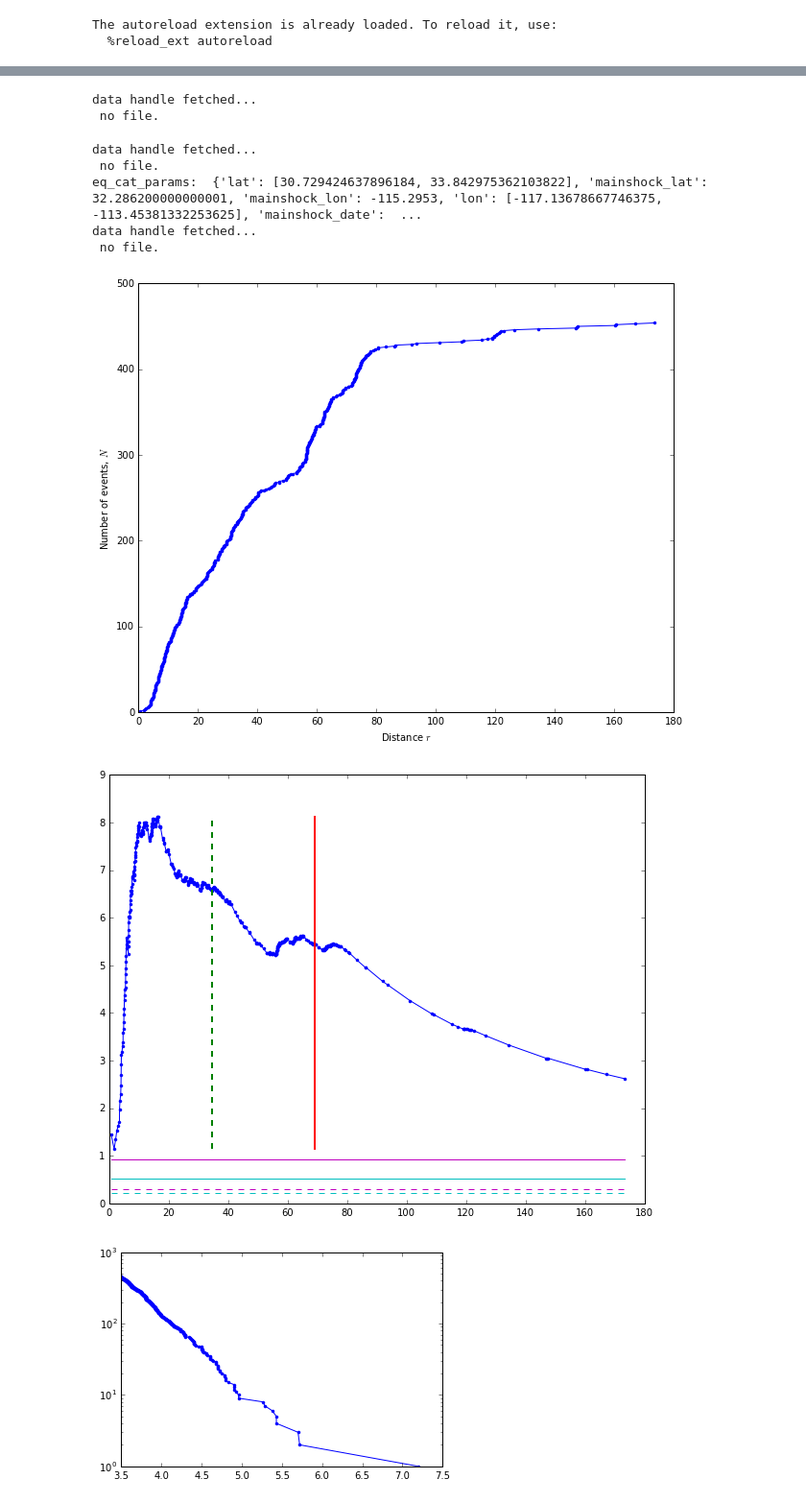
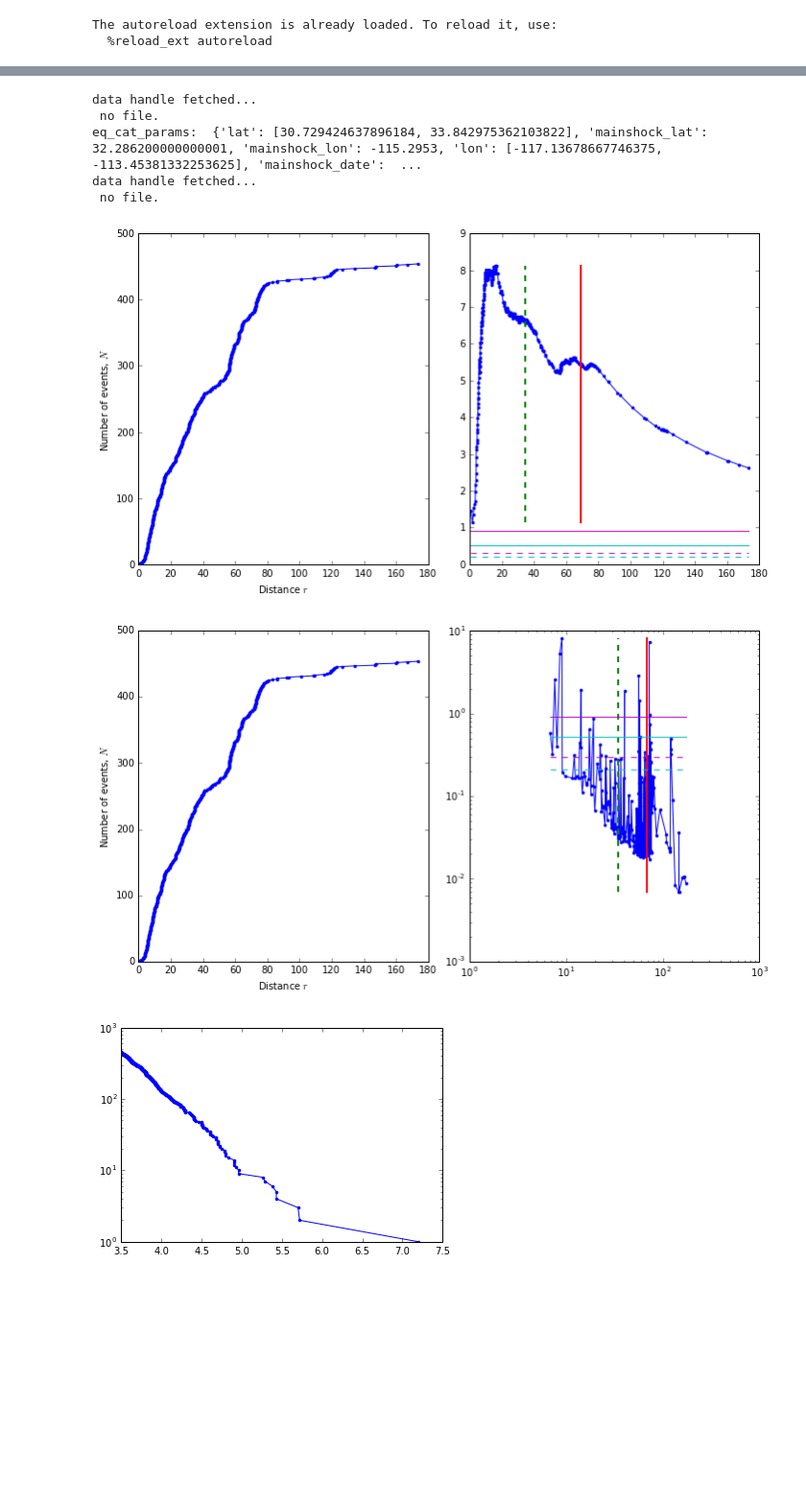
Before and after one commit to markyoder/globalETAS, a Jupyter notebook: etas_linear_density_figs.ipynb, the cells around one changed output, grey strips where cells are left out. Shown at 96% size. Cells and saved outputs as stored; diff of their text form; code cells hidden in the pictures; blank space fills up the shorter version.

```diff
--- a/etas_linear_density_figs.ipynb
+++ b/etas_linear_density_figs.ipynb
@@ -197,22 +312,16 @@ data handle fetched...
-# %%
-
-
-aa = atp.auto_cat_params(lon_center=nepal_epi_lon, lat_center=nepal_epi_lat, d_lat_0=.5, d_lon_0=.5,
-                     dt_0=40, mc_0=4.5, mc=4.5, to_dt=dtm.datetime(2015,4,30, tzinfo=pytz.timezone('UTC')),
-                     range_factor=5.)
-# %% [output]
-data handle fetched...
- no file.
 # %%
 A = LD_figure(**emc_params)
+
+A.plot_mean_N_prime()
+A.plot_N_prime()
 # %% [output]
 data handle fetched...
  no file.
 eq_cat_params:  {'lat': [30.729424637896184, 33.842975362103822], 'mainshock_lat': 32.286200000000001, 'mainshock_lon': -115.2953, 'lon': [-117.13678667746375, -113.45381332253625], 'mainshock_date':  ...
 data handle fetched...
  no file.
-[figure, old version]
+[figure, new version]
-[figure, old version]
+[figure, new version]
 # %%
 A.GR_dist(fignum=1)
 # %% [output]
```
Also changed, not shown: parts of 3 cells of this notebook.
